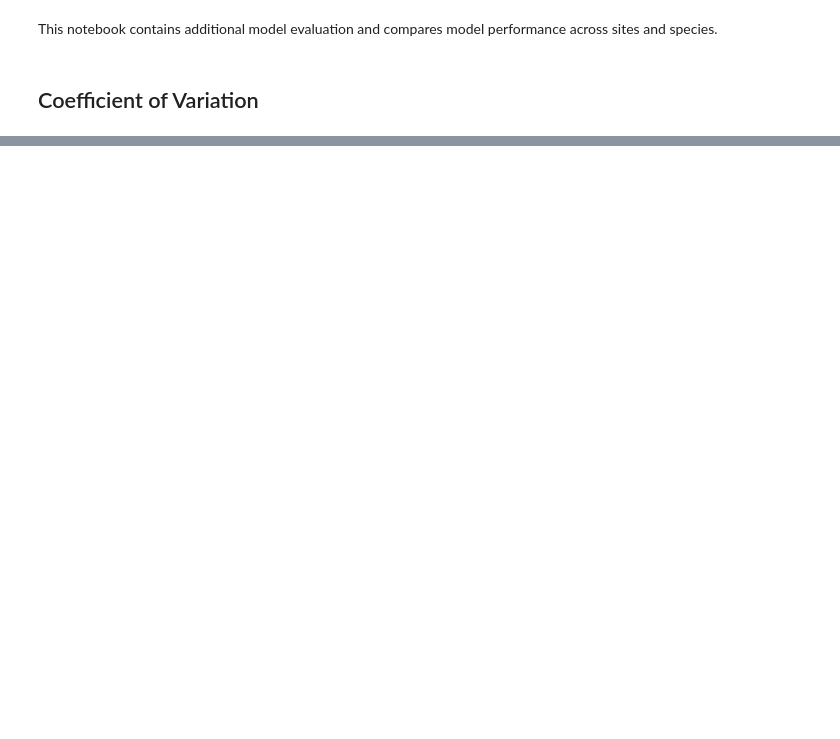
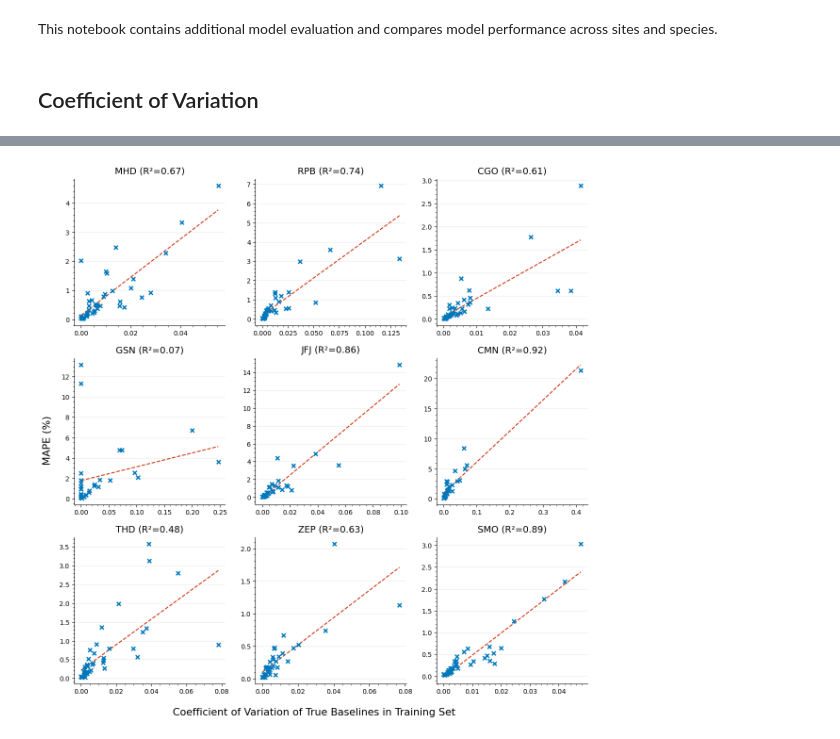
Before and after one commit to openghg/ml-baselines, a Jupyter notebook: notebooks/additional_eval.ipynb, the cells around one changed output, grey strips where cells are left out. Saved outputs shown, nothing was run; the diff lists cells and outputs as text; code cells hidden in the pictures; blank space fills up the shorter version.

```diff
--- a/notebooks/additional_eval.ipynb
+++ b/notebooks/additional_eval.ipynb
@@ -153,0 +129,39 @@ Processing GSN...
+# %%
+# plot
+fig, axes = plt.subplots(3, 3, figsize=(12,12))
+plt.rcParams.update({
+    'font.size': 13,
+    'axes.titlesize': 13,
+    'xtick.labelsize': 11,
+    'ytick.labelsize': 11,
+})
+axes_flat = axes.flatten()
+for i, site in enumerate([s for s in cv_dict.keys() if s != 'eval_mode']):
+    ax = axes_flat[i]
+    species_list = [species for species in cv_dict[site]]
+    cvs = [cv_dict[site][species]['cv'] for species in species_list]
+    mapes = [100 * cv_dict[site][species]['mape'] for species in species_list]
+    nan_count=0
+
+    ax.scatter(cvs, mapes, marker='x', color='#0077BB', zorder=3, linewidth=2)
+
+    slope, intercept, r, _, _ = stats.linregress(cvs, mapes)
+    x_line = np.linspace(min(cvs), max(cvs), 100)
+    ax.plot(x_line, intercept + slope * x_line, color='#CC3311', linestyle='--', label=f'R²={r**2:.2f}')
+
+    ax.spines[['top', 'right']].set_visible(False)
+    ax.set_title(f"{site} (R²={r**2:.2f})", fontsize=14, pad=8)
+
+for a in axes_flat:
+    a.xaxis.set_minor_locator(AutoMinorLocator())
+    a.yaxis.set_minor_locator(AutoMinorLocator())
+    a.yaxis.grid(True, which='major', alpha=0.25)
+    a.set_axisbelow(True)
+
+fig.supxlabel("Coefficient of Variation of True Baselines in Training Set")
+fig.supylabel("MAPE (%)")
+fig.tight_layout()
+
+fig.savefig(f'plots/{model_type}_CV_versus_MAPE.png', dpi=150)
+# %% [output]
+[figure, added]
```
Also changed, not shown: parts of 3 cells of this notebook.
